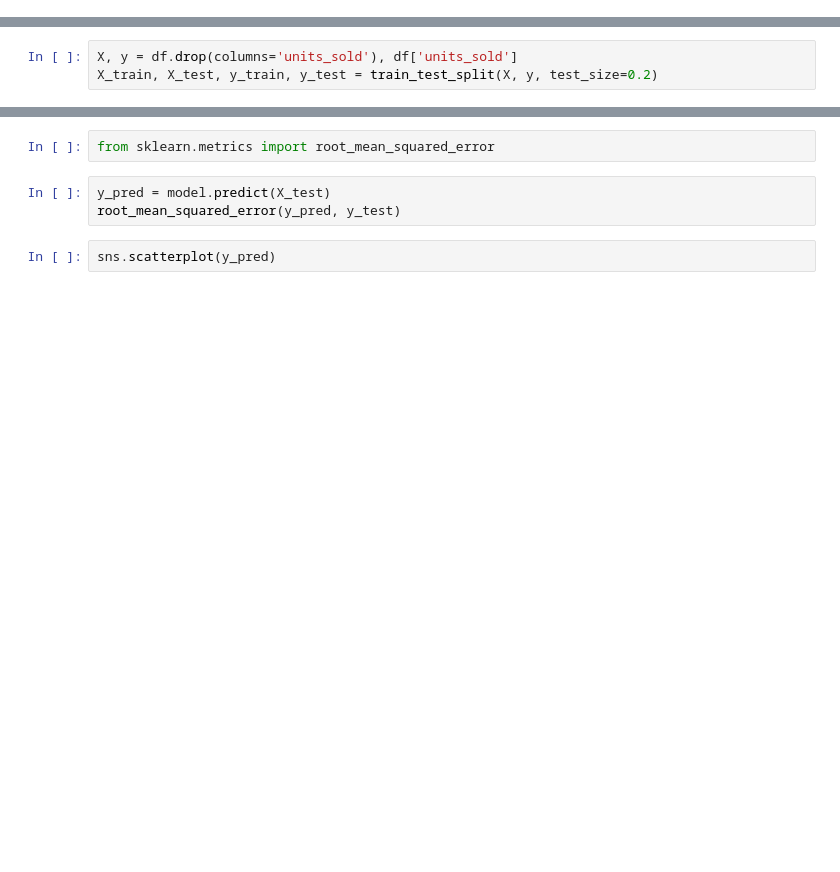
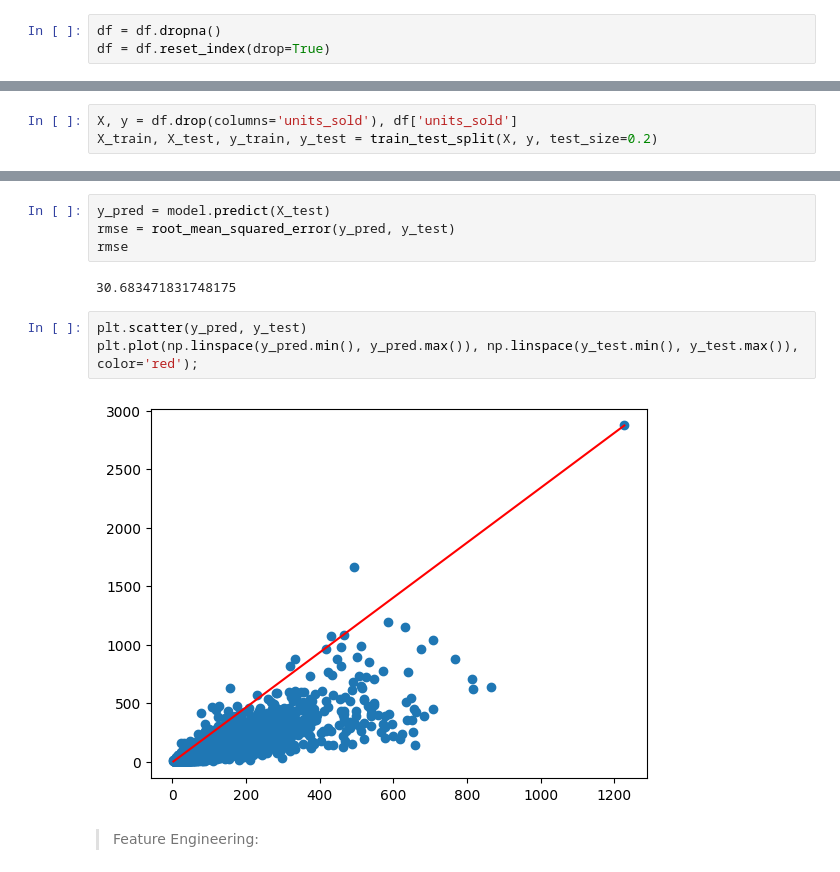
Before and after one commit to Tirthac1/demand_forecasting, a Jupyter notebook: data_exploration.ipynb, the cells around one changed output, grey strips where cells are left out. Drawn from its saved outputs; the diff is of its cells as text; blank space fills up the shorter version.

```diff
--- a/data_exploration.ipynb
+++ b/data_exploration.ipynb
@@ -14,0 +132,3 @@ df.describe()
+# %%
+df = df.dropna()
+df = df.reset_index(drop=True)
@@ -21,7 +145,13 @@ model.fit(X_train, y_train)
-# %%
-from sklearn.metrics import root_mean_squared_error
 # %%
 y_pred = model.predict(X_test)
-root_mean_squared_error(y_pred, y_test)
+rmse = root_mean_squared_error(y_pred, y_test)
+rmse
+# %% [output]
+30.683471831748175
 # %%
-sns.scatterplot(y_pred)
+plt.scatter(y_pred, y_test)
+plt.plot(np.linspace(y_pred.min(), y_pred.max()), np.linspace(y_test.min(), y_test.max()), color='red');
+# %% [output]
+[figure, added]
+# %% [markdown]
+<blockquote>Feature Engineering:</blockquote>
```
Also changed, not shown: parts of 35 cells of this notebook.
